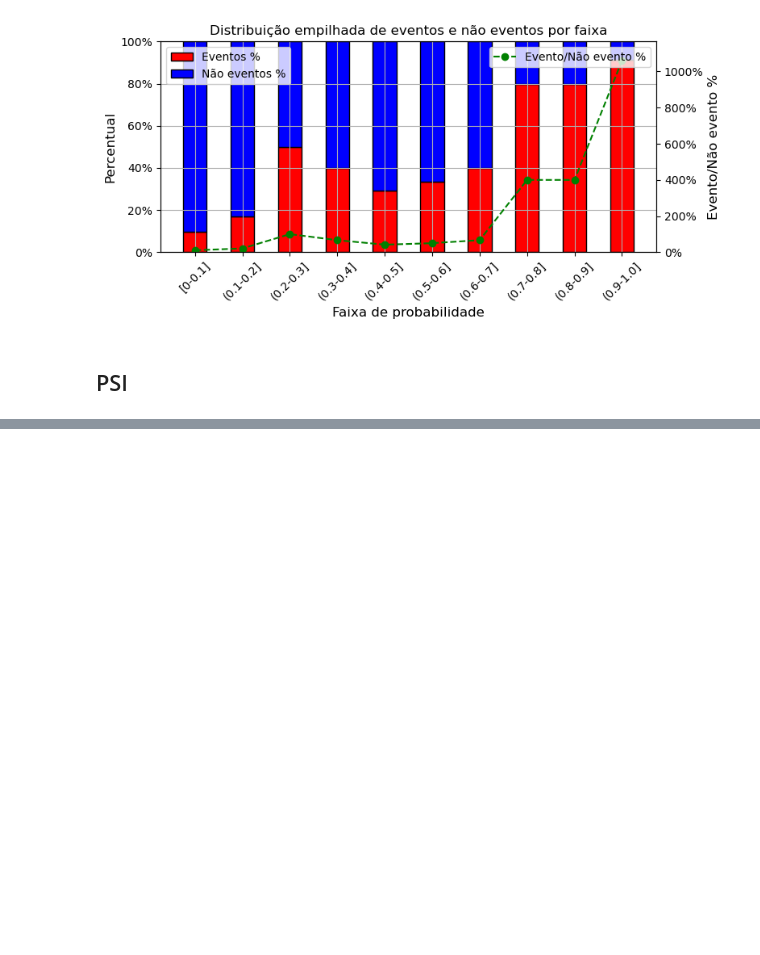
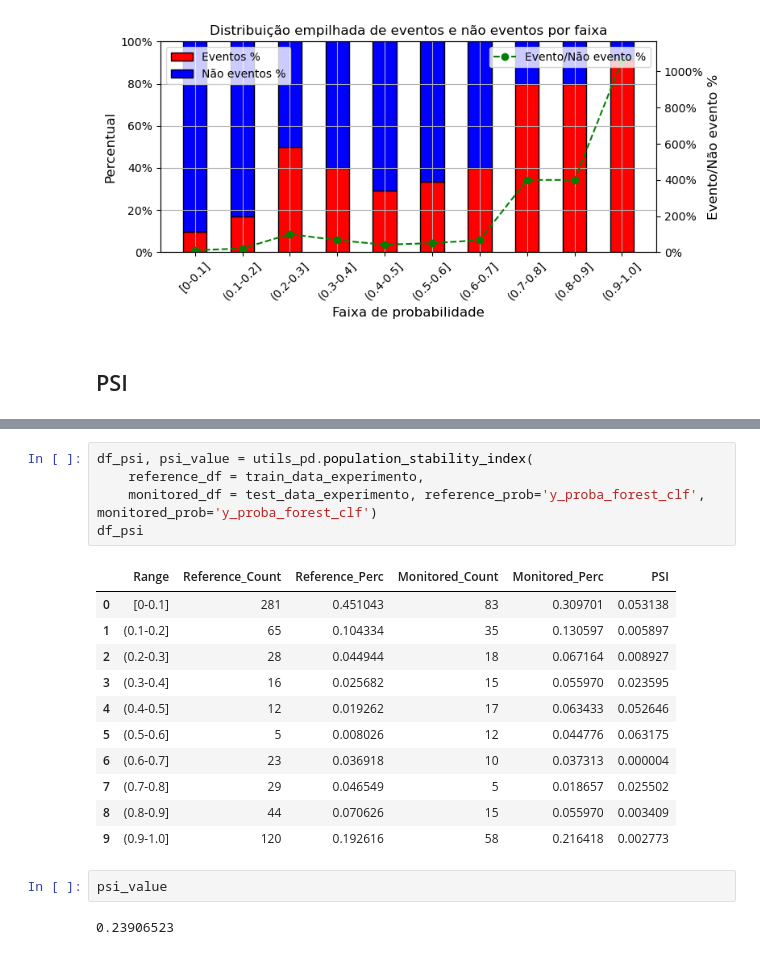
Before and after one commit to espeditoalves/ml-classification-metrics, a Jupyter notebook: notebooks/01_Evaluation_parte2.ipynb, the cells around one changed output, grey strips where cells are left out. Cells and saved outputs as stored; diff of their text form; blank space fills up the shorter version.

```diff
--- a/notebooks/01_Evaluation_parte2.ipynb
+++ b/notebooks/01_Evaluation_parte2.ipynb
@@ -152,0 +172,21 @@ utils.plot_stacked_bar(df=test_data_experimento, target_col='Survived', prob_col
+# %%
+df_psi, psi_value = utils_pd.population_stability_index(
+    reference_df = train_data_experimento,
+    monitored_df = test_data_experimento, reference_prob='y_proba_forest_clf', monitored_prob='y_proba_forest_clf')
+df_psi
+# %% [output]
+|  | Range | Reference_Count | Reference_Perc | Monitored_Count | Monitored_Perc | PSI |
+| 0 | [0-0.1] | 281 | 0.451043 | 83 | 0.309701 | 0.053138 |
+| 1 | (0.1-0.2] | 65 | 0.104334 | 35 | 0.130597 | 0.005897 |
+| 2 | (0.2-0.3] | 28 | 0.044944 | 18 | 0.067164 | 0.008927 |
+| 3 | (0.3-0.4] | 16 | 0.025682 | 15 | 0.055970 | 0.023595 |
+| 4 | (0.4-0.5] | 12 | 0.019262 | 17 | 0.063433 | 0.052646 |
+| 5 | (0.5-0.6] | 5 | 0.008026 | 12 | 0.044776 | 0.063175 |
+| 6 | (0.6-0.7] | 23 | 0.036918 | 10 | 0.037313 | 0.000004 |
+| 7 | (0.7-0.8] | 29 | 0.046549 | 5 | 0.018657 | 0.025502 |
+| 8 | (0.8-0.9] | 44 | 0.070626 | 15 | 0.055970 | 0.003409 |
+| 9 | (0.9-1.0] | 120 | 0.192616 | 58 | 0.216418 | 0.002773 |
+# %%
+psi_value
+# %% [output]
+0.23906523
```
Also changed, not shown: parts of 12 cells of this notebook, 1 other file.
